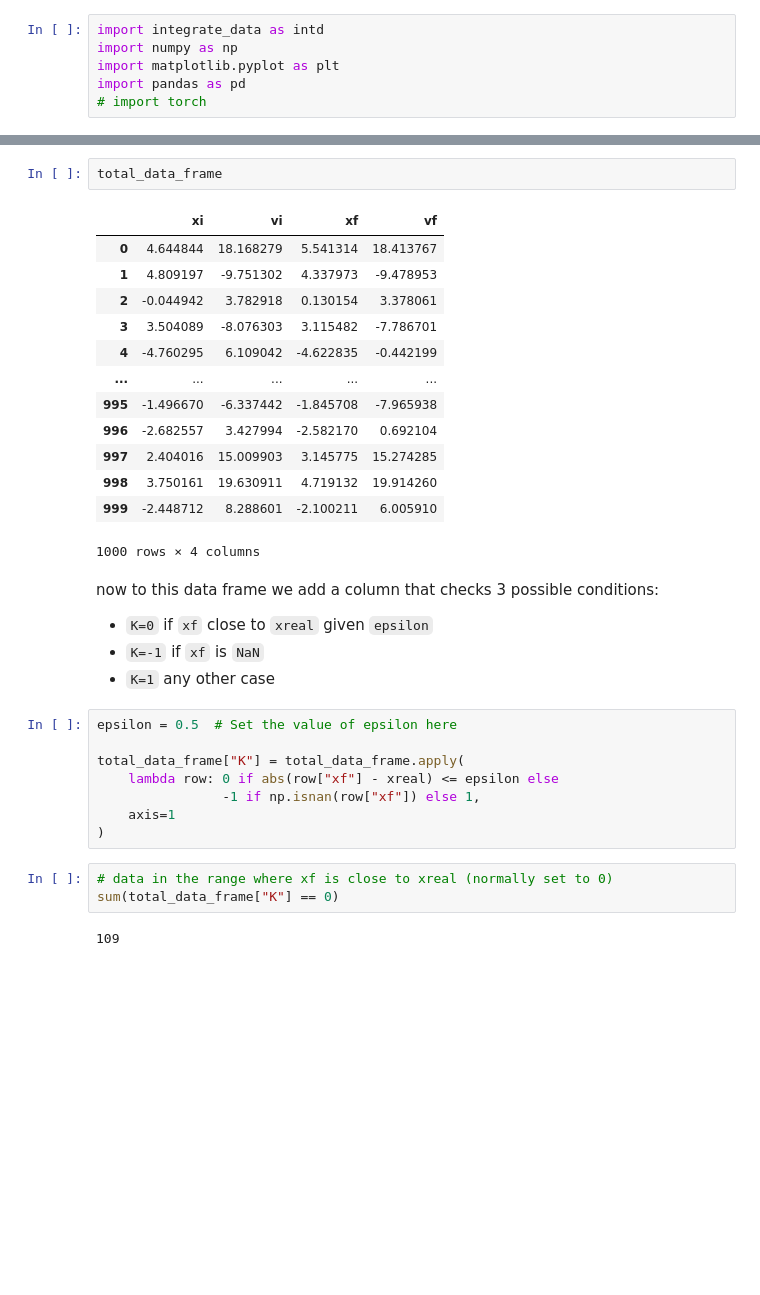
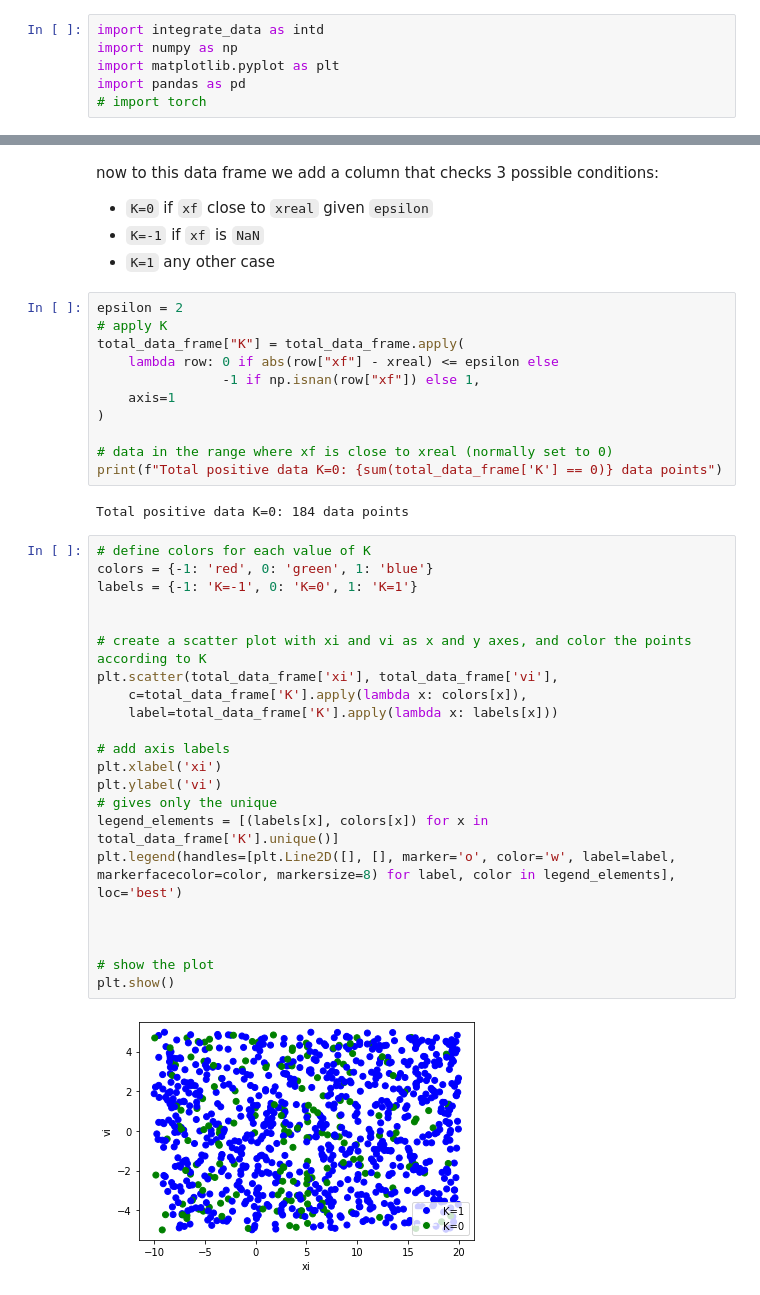
Before and after one commit to fbientrigo/machine-learning-physics, a Jupyter notebook: impl_2_mechanicsX/5_generate_random.ipynb, the cells around one changed output, grey strips where cells are left out. Cells and saved outputs as stored; diff of their text form; blank space fills up the shorter version.

```diff
--- a/impl_2_mechanicsX/5_generate_random.ipynb
+++ b/impl_2_mechanicsX/5_generate_random.ipynb
@@ -95,34 +100,42 @@ total_data_frame = pd.DataFrame(global_data, columns=["xi", "vi", "xf", "vf"])
-# %%
-total_data_frame
-# %% [output]
-|  | xi | vi | xf | vf |
-| 0 | 4.644844 | 18.168279 | 5.541314 | 18.413767 |
-| 1 | 4.809197 | -9.751302 | 4.337973 | -9.478953 |
-| 2 | -0.044942 | 3.782918 | 0.130154 | 3.378061 |
-| 3 | 3.504089 | -8.076303 | 3.115482 | -7.786701 |
-| 4 | -4.760295 | 6.109042 | -4.622835 | -0.442199 |
-| ... | ... | ... | ... | ... |
-| 995 | -1.496670 | -6.337442 | -1.845708 | -7.965938 |
-| 996 | -2.682557 | 3.427994 | -2.582170 | 0.692104 |
-| 997 | 2.404016 | 15.009903 | 3.145775 | 15.274285 |
-| 998 | 3.750161 | 19.630911 | 4.719132 | 19.914260 |
-| 999 | -2.448712 | 8.288601 | -2.100211 | 6.005910 |
-1000 rows × 4 columns
 # %% [markdown]
 now to this data frame we add a column that checks 3 possible conditions:
 - `K=0` if `xf` close to `xreal` given `epsilon`
 - `K=-1` if `xf` is `NaN`
 - `K=1` any other case
 # %%
-epsilon = 0.5  # Set the value of epsilon here
-
+epsilon = 2
+# apply K
 total_data_frame["K"] = total_data_frame.apply(
     lambda row: 0 if abs(row["xf"] - xreal) <= epsilon else
                 -1 if np.isnan(row["xf"]) else 1,
     axis=1
 )
+
+# data in the range where xf is close to xreal (normally set to 0)
+print(f"Total positive data K=0: {sum(total_data_frame['K'] == 0)} data points")
+# %% [output]
+Total positive data K=0: 184 data points
-# %%
-# data in the range where xf is close to xreal (normally set to 0)
-sum(total_data_frame["K"] == 0)
-# %% [output]
-109
+# %%
+# define colors for each value of K
+colors = {-1: 'red', 0: 'green', 1: 'blue'}
+labels = {-1: 'K=-1', 0: 'K=0', 1: 'K=1'}
+
+
+# create a scatter plot with xi and vi as x and y axes, and color the points according to K
+plt.scatter(total_data_frame['xi'], total_data_frame['vi'],
+    c=total_data_frame['K'].apply(lambda x: colors[x]),
+    label=total_data_frame['K'].apply(lambda x: labels[x]))
+
+# add axis labels
+plt.xlabel('xi')
+plt.ylabel('vi')
+# gives only the unique
+legend_elements = [(labels[x], colors[x]) for x in total_data_frame['K'].unique()]
+plt.legend(handles=[plt.Line2D([], [], marker='o', color='w', label=label, markerfacecolor=color, markersize=8) for label, color in legend_elements], loc='best')
+
+
+
+# show the plot
+plt.show()
+# %% [output]
+[figure, added]
```
Also changed, not shown: parts of 13 cells of this notebook.
